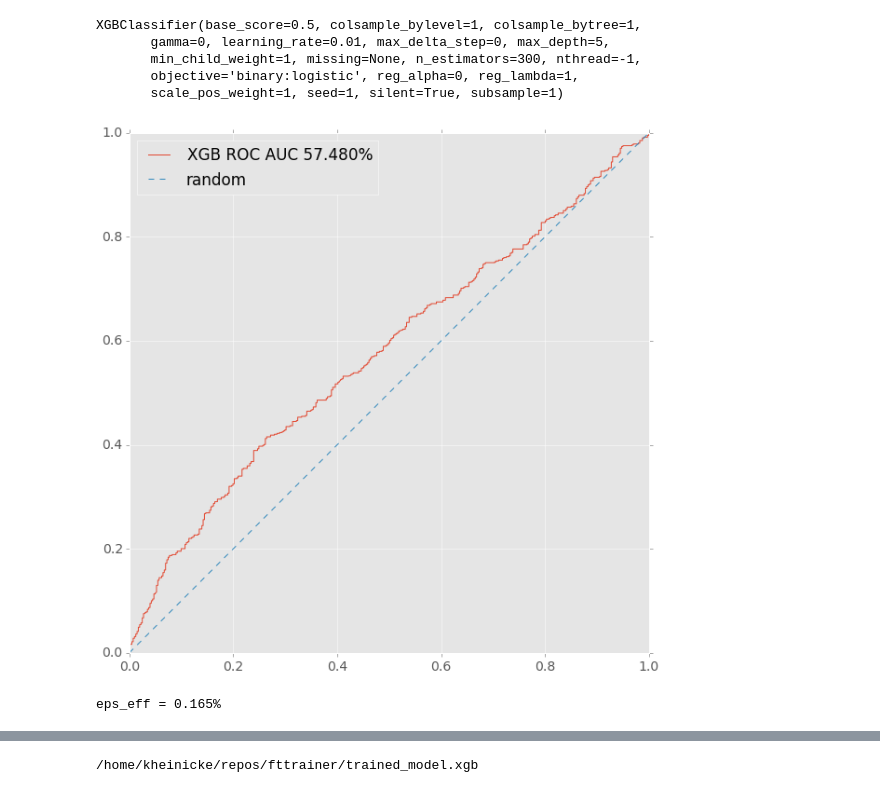
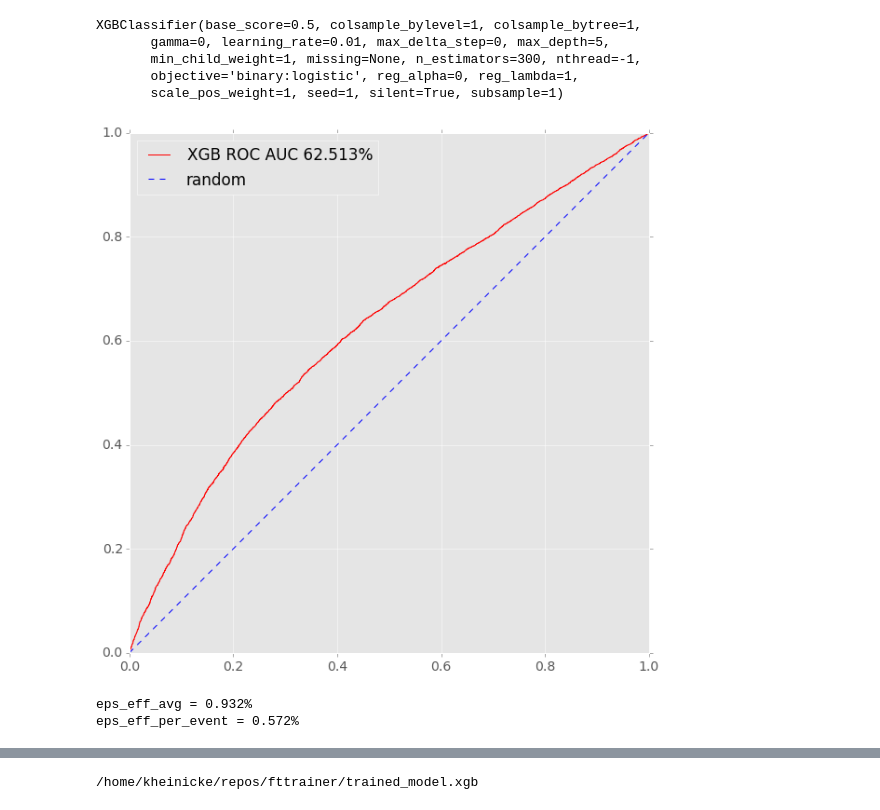
Before and after one commit to bixel/fttrainer, a Jupyter notebook: pandas-training-test.ipynb, the cells around one changed output, grey strips where cells are left out. Drawn from its saved outputs; the diff is of its cells as text; code cells hidden in the pictures.

```diff
--- a/pandas-training-test.ipynb
+++ b/pandas-training-test.ipynb
@@ -186,9 +217,21 @@ train_data, test_data, train_labels, test_labels = train_test_split(max_pt_data,
 # %%
 # define a XGBoost Classifier
 xgboost_model = xgb.XGBClassifier(max_depth=5, n_estimators=300, learning_rate=0.01, seed=1)
+# %%
+train_weights = train_data.SigYield_sw
+test_weights = test_data.SigYield_sw
+# train_weights = None
+# test_weights = None
+# %%
+sw_positive = train_data.SigYield_sw > 0
+sw_positive_test = test_data.SigYield_sw > 0
 # %%
 # train the classifier
-xgboost_model.fit(train_data[classic_MVA_features], train_labels)
+xgboost_model.fit(train_data[sw_positive][classic_MVA_features].values, train_labels[sw_positive],
+                  sample_weight=train_weights[sw_positive],
+#                   eval_set=[(test_data[classic_MVA_features], test_labels)], eval_metric='auc',
+#                   early_stopping_rounds=50
+                 )
 # %% [output]
 XGBClassifier(base_score=0.5, colsample_bylevel=1, colsample_bytree=1,
        gamma=0, learning_rate=0.01, max_delta_step=0, max_depth=5,
@@ -201,16 +244,18 @@ probas = xgboost_model.predict_proba(test_data[classic_MVA_features])[:,1]
 preds = xgboost_model.predict(test_data[classic_MVA_features])  # essentially just probas > 0.5
 
 # calculate roc_auc_scored
-score = roc_auc_score(test_labels, probas)
+score = roc_auc_score(test_labels, probas, sample_weight=test_weights)
 # %%
 plt.figure(figsize=(10, 10))
-plt.plot(*roc_curve(test_labels, probas)[:2], label='XGB ROC AUC {:2.3f}%'.format(score * 100))
+plt.plot(*roc_curve(test_labels, probas, sample_weight=test_weights)[:2], label='XGB ROC AUC {:2.3f}%'.format(score * 100))
 plt.plot([0, 1], '--', label='random')
 plt.legend(loc='best')
 plt.show()
 # %% [output]
-[figure, old version]
+[figure, new version]
 # %%
-print('eps_eff = {:2.3f}%'.format(100 * max_pt_efficiency * avg_dilution(test_labels, probas)**2))
+print('eps_eff_avg = {:2.3f}%'.format(100 * max_pt_efficiency * avg_dilution(test_labels, probas, sample_weights=test_weights)**2))
+print('eps_eff_per_event = {:2.3f}%'.format(100 * max_pt_efficiency * per_event_dilution2(test_labels, probas, sample_weights=test_weights)))
 # %% [output]
-eps_eff = 0.165%
+eps_eff_avg = 0.932%
+eps_eff_per_event = 0.572%
```
Also changed, not shown: parts of 25 cells of this notebook.
